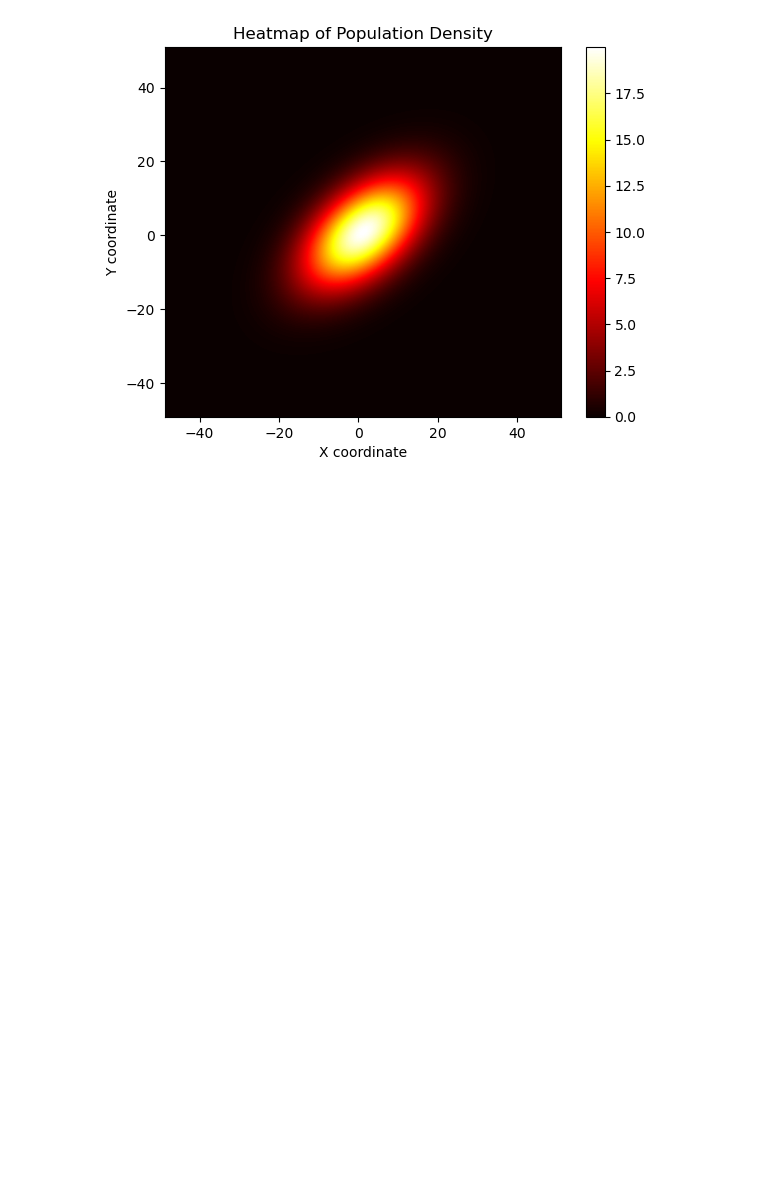
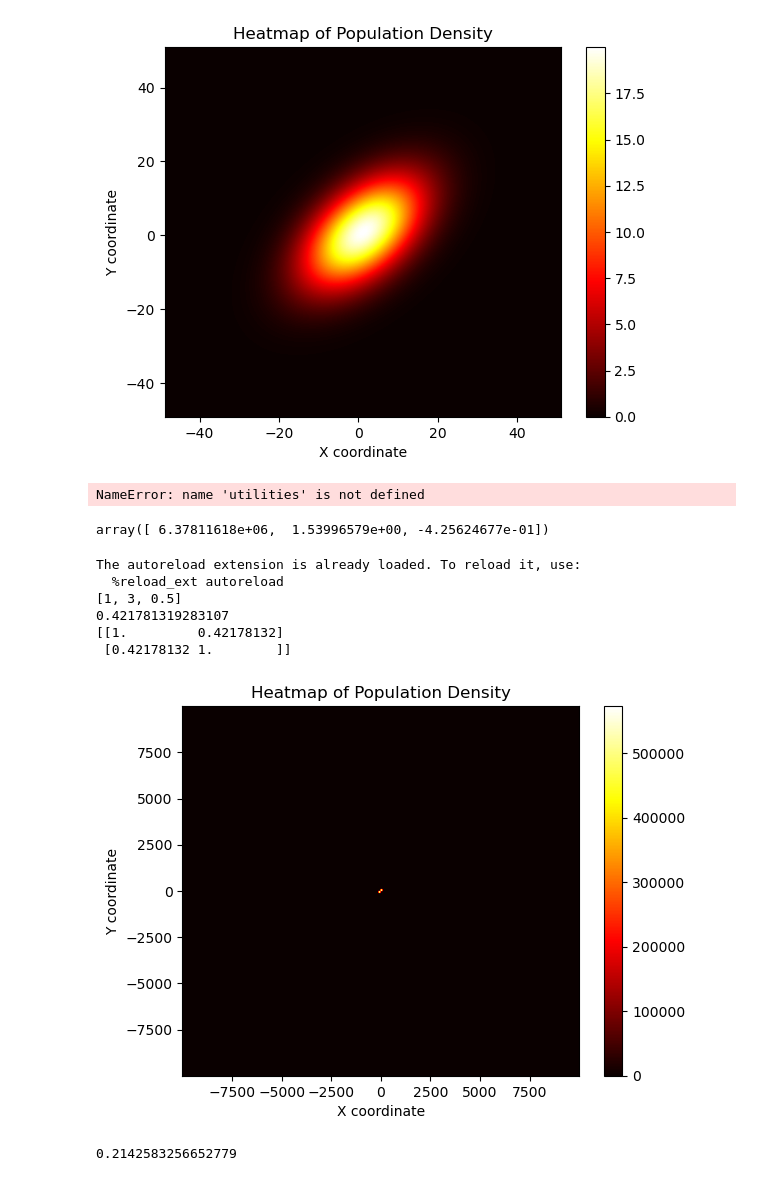
Before and after one commit to Tiangong-PMSC-Group/Satellite-Project, a Jupyter notebook: test copy.ipynb, the cells around one changed output. Drawn from its saved outputs; the diff is of its cells as text; code cells hidden in the pictures; blank space fills up the shorter version.

Commit message:
Creates a city (Bonus)

```diff
--- a/test copy.ipynb
+++ b/test copy.ipynb
@@ -133,3 +140,37 @@ plt.ylabel('Y coordinate')
 plt.show()
 # %% [output]
 [figure]
+# %%
+points = utilities.random_points_on_ellipse(earth, 1000)
+# %% [output]
+NameError: name 'utilities' is not defined
+# %%
+points[18]
+# %% [output]
+array([ 6.37811618e+06,  1.53996579e+00, -4.25624677e-01])
+# %%
+%load_ext autoreload
+%autoreload 1
+
+from Earth import City, Earth
+import utilities
+
+earth = Earth()
+points = utilities.random_points_on_ellipse(earth, 2)
+
+city = City(points[0], precision=200)
+# %% [output]
+The autoreload extension is already loaded. To reload it, use:
+  %reload_ext autoreload
+[1, 3, 0.5]
+0.421781319283107
+[[1.         0.42178132]
+ [0.42178132 1.        ]]
+# %%
+city.plot_heatmap()
+# %% [output]
+[figure, added]
+# %%
+(1/np.random.gamma(3, 1))**2
+# %% [output]
+0.2142583256652779
```
Also changed, not shown: parts of 5 cells of this notebook, 3 other files.
